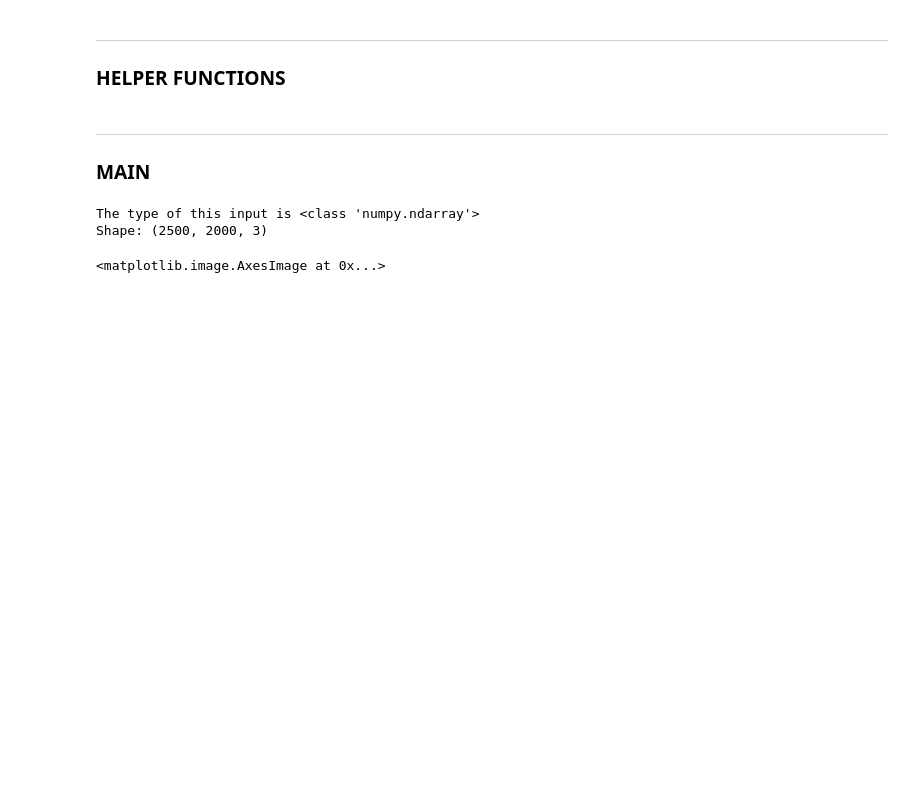
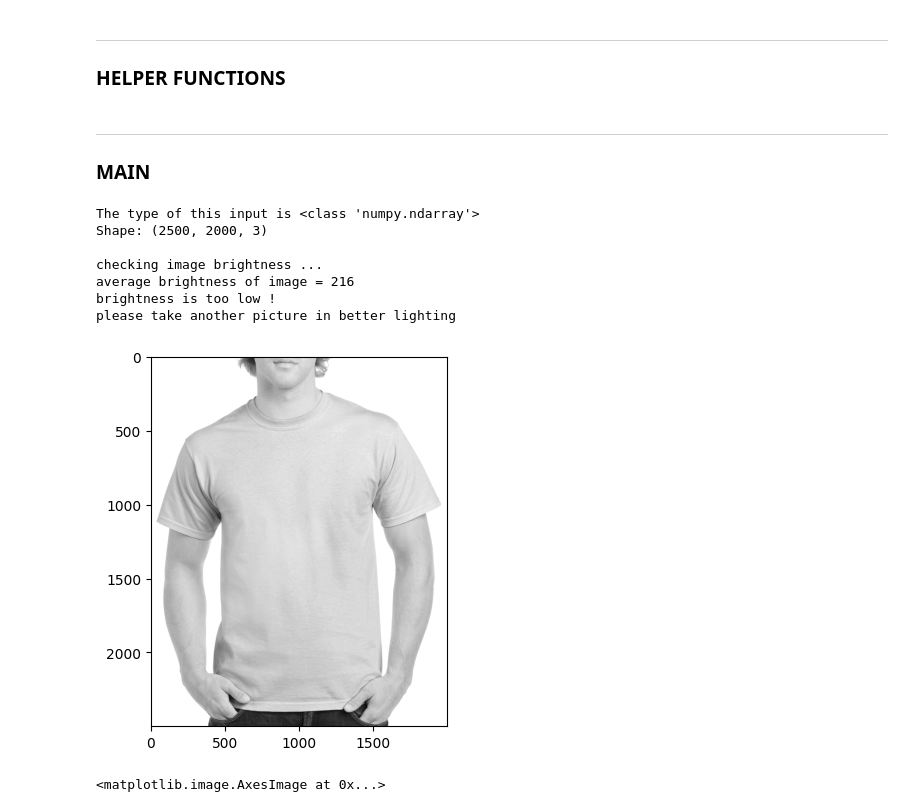
Before and after one commit to mariam-bebawy/SBME_REHAB_ColorBLock, a Jupyter notebook: notebooks/colorRec.ipynb, the cells around one changed output. Saved outputs shown, nothing was run; the diff lists cells and outputs as text; code cells hidden in the pictures; blank space fills up the shorter version.

Commit message:
check img brightness

```diff
--- a/notebooks/colorRec.ipynb
+++ b/notebooks/colorRec.ipynb
@@ -77,19 +77,49 @@ def RGB2HSV(red=40, green=32, blue=28):
 
     print('color_hsv: ', color_hsv)
     return color_hsv
+# %%
+def checkBrightness(img, threshold=180):
+    """
+    checks the overall brightness of an image
+    to make sure colors are interpreted correctly
+
+    if brightness is lower than threshold,
+    user is prompted to take another image
+    """
+    print(f"\nchecking image brightness ...")
+    img = cv2.cvtColor(img, cv2.COLOR_RGB2HSV)
+    values = img[:, :, 2]
+    brightness = int(np.mean(values))
+    print(f"average brightness of image = {brightness}")
+
+    if brightness < threshold :
+        print(f"brightness is too low !\nplease take another picture in better lighting")
+    else:
+        print(f"great photography skills !")
+
+    plt.imshow(values, cmap="gray")
 # %% [markdown]
 ---
 ### MAIN
 # %%
 image = cv2.imread('../misc/tshirt.jfif')
 print("The type of this input is {}".format(type(image)))
 print("Shape: {}".format(image.shape))
 
 index=["color", "color_name", "hex", "R", "G", "B"]
 csv = pd.read_csv('../misc/colors.csv', names=index, header=None)
+
+# CHECK IMAGE BRIGHTNESS
+checkBrightness(image, 220)
 # %% [output]
 The type of this input is <class 'numpy.ndarray'>
 Shape: (2500, 2000, 3)
+
+checking image brightness ...
+average brightness of image = 216
+brightness is too low !
+please take another picture in better lighting
+[figure, added]
 # %%
 height, width = 500, 500
 image = cv2.resize(image, (height, width))
```
